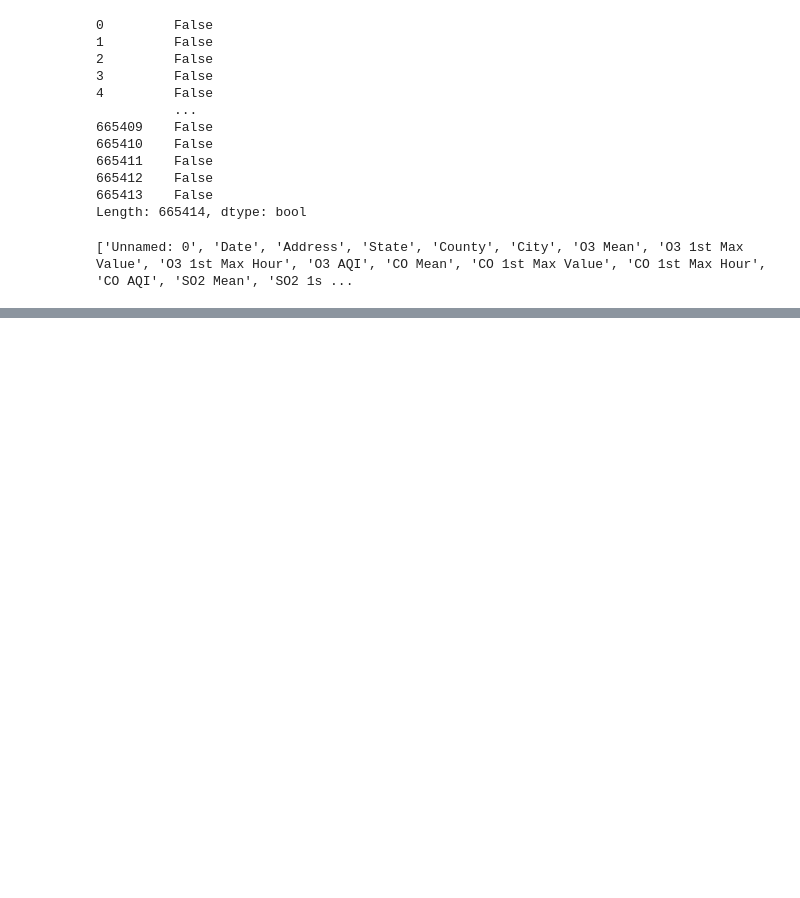
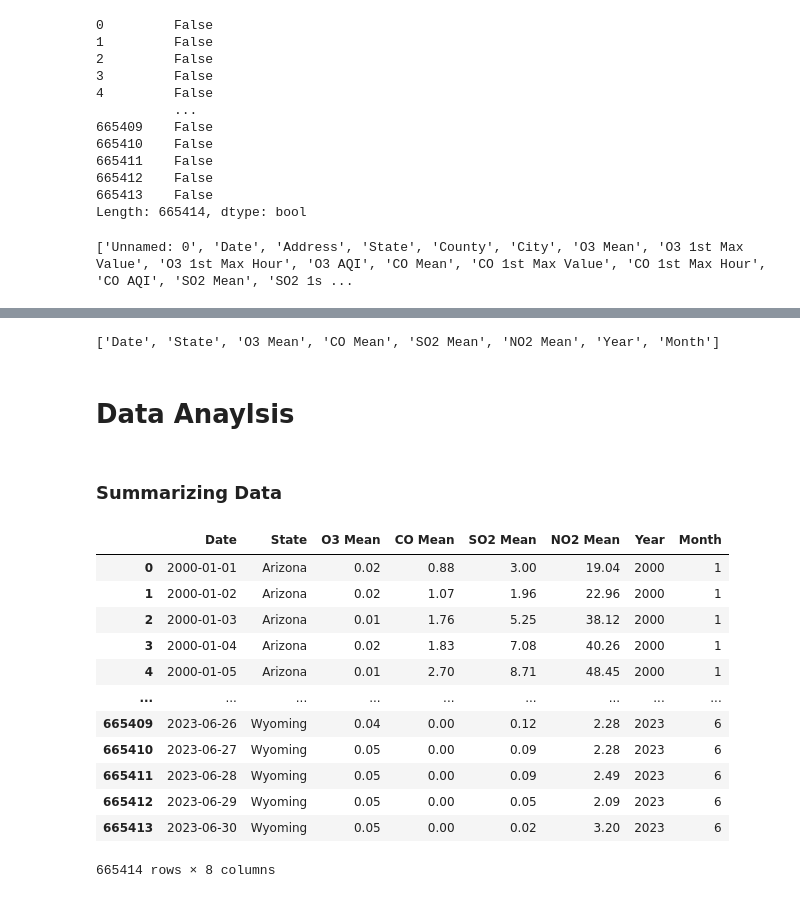
Before and after one commit to Julia-Heffner/M2-Mini-Project, a Jupyter notebook: Air_Pollution_Data_Analysis.ipynb, the cells around one changed output, grey strips where cells are left out. Cells and saved outputs as stored; diff of their text form; code cells hidden in the pictures; blank space fills up the shorter version.

```diff
--- a/Air_Pollution_Data_Analysis.ipynb
+++ b/Air_Pollution_Data_Analysis.ipynb
@@ -73,9 +78,3 @@ columns = list(air_pollution.columns)
 print(columns)
 # %% [output]
 ['Unnamed: 0', 'Date', 'Address', 'State', 'County', 'City', 'O3 Mean', 'O3 1st Max Value', 'O3 1st Max Hour', 'O3 AQI', 'CO Mean', 'CO 1st Max Value', 'CO 1st Max Hour', 'CO AQI', 'SO2 Mean', 'SO2 1s ...
-# %%
-#Summary of Data
-pd.set_option('display.float_format', '{:.2f}'.format)
-
-
-air_pollution.describe()
@@ -96,0 +88,25 @@ air_pollution['State'].value_counts().plot(kind='bar', rot=90)
+# %%
+columns = list(air_pollution.columns)
+print(columns)
+# %% [output]
+['Date', 'State', 'O3 Mean', 'CO Mean', 'SO2 Mean', 'NO2 Mean', 'Year', 'Month']
+# %% [markdown]
+# Data Anaylsis
+# %% [markdown]
+### Summarizing Data
+# %%
+air_pollution
+# %% [output]
+|  | Date | State | O3 Mean | CO Mean | SO2 Mean | NO2 Mean | Year | Month |
+| 0 | 2000-01-01 | Arizona | 0.02 | 0.88 | 3.00 | 19.04 | 2000 | 1 |
+| 1 | 2000-01-02 | Arizona | 0.02 | 1.07 | 1.96 | 22.96 | 2000 | 1 |
+| 2 | 2000-01-03 | Arizona | 0.01 | 1.76 | 5.25 | 38.12 | 2000 | 1 |
+| 3 | 2000-01-04 | Arizona | 0.02 | 1.83 | 7.08 | 40.26 | 2000 | 1 |
+| 4 | 2000-01-05 | Arizona | 0.01 | 2.70 | 8.71 | 48.45 | 2000 | 1 |
+| ... | ... | ... | ... | ... | ... | ... | ... | ... |
+| 665409 | 2023-06-26 | Wyoming | 0.04 | 0.00 | 0.12 | 2.28 | 2023 | 6 |
+| 665410 | 2023-06-27 | Wyoming | 0.05 | 0.00 | 0.09 | 2.28 | 2023 | 6 |
+| 665411 | 2023-06-28 | Wyoming | 0.05 | 0.00 | 0.09 | 2.49 | 2023 | 6 |
+| 665412 | 2023-06-29 | Wyoming | 0.05 | 0.00 | 0.05 | 2.09 | 2023 | 6 |
+| 665413 | 2023-06-30 | Wyoming | 0.05 | 0.00 | 0.02 | 3.20 | 2023 | 6 |
+665414 rows × 8 columns
```
Also changed, not shown: parts of 19 cells of this notebook, 1 other file.
